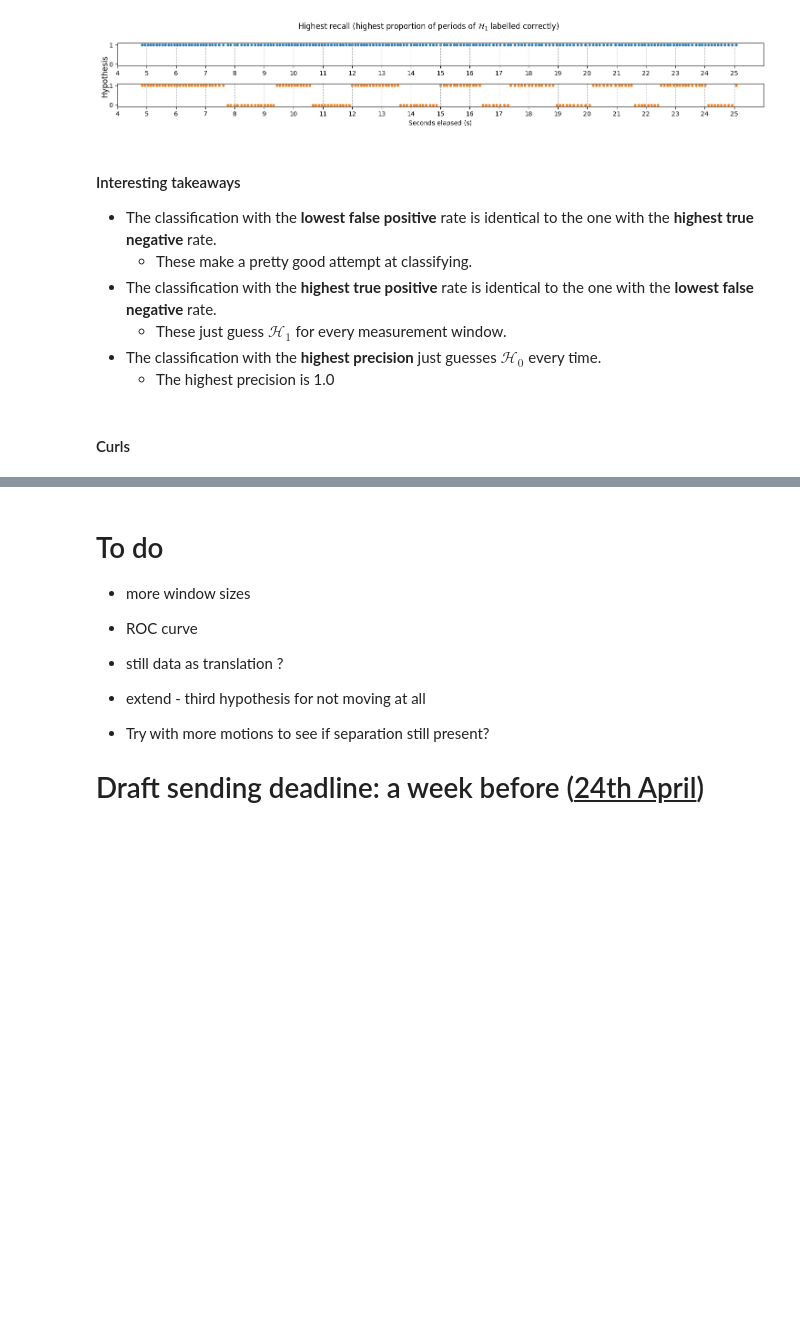
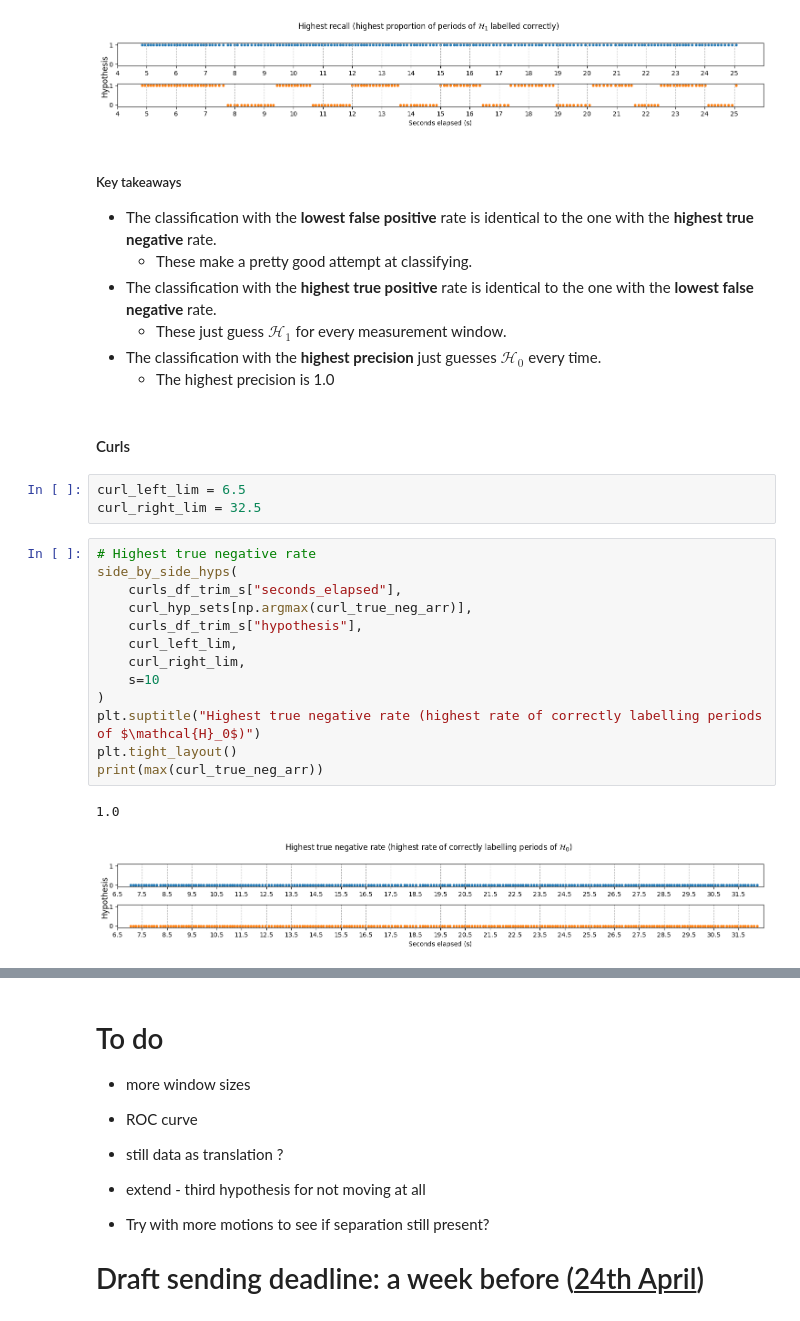
Before and after one commit to sjb296/linear-motion-detection, a Jupyter notebook: main.ipynb, the cells around one changed output, grey strips where cells are left out. Saved outputs shown, nothing was run; the diff lists cells and outputs as text; blank space fills up the shorter version.

```diff
--- a/main.ipynb
+++ b/main.ipynb
@@ -672,7 +695,7 @@ print(max(squat_recalls))
 1.0
 [figure]
 # %% [markdown]
-#### Interesting takeaways
+##### Key takeaways
 - The classification with the **lowest false positive** rate is identical to the one with the **highest true negative** rate.
     - These make a pretty good attempt at classifying.
 - The classification with the **highest true positive** rate is identical to the one with the **lowest false negative** rate.
@@ -681,3 +704,22 @@ print(max(squat_recalls))
     - The highest precision is 1.0
 # %% [markdown]
 #### Curls
+# %%
+curl_left_lim = 6.5
+curl_right_lim = 32.5
+# %%
+# Highest true negative rate
+side_by_side_hyps(
+    curls_df_trim_s["seconds_elapsed"],
+    curl_hyp_sets[np.argmax(curl_true_neg_arr)],
+    curls_df_trim_s["hypothesis"],
+    curl_left_lim,
+    curl_right_lim,
+    s=10
+)
+plt.suptitle("Highest true negative rate (highest rate of correctly labelling periods of $\mathcal{H}_0$)")
+plt.tight_layout()
+print(max(curl_true_neg_arr))
+# %% [output]
+1.0
+[figure, added]
```
Also changed, not shown: parts of 9 cells of this notebook.
